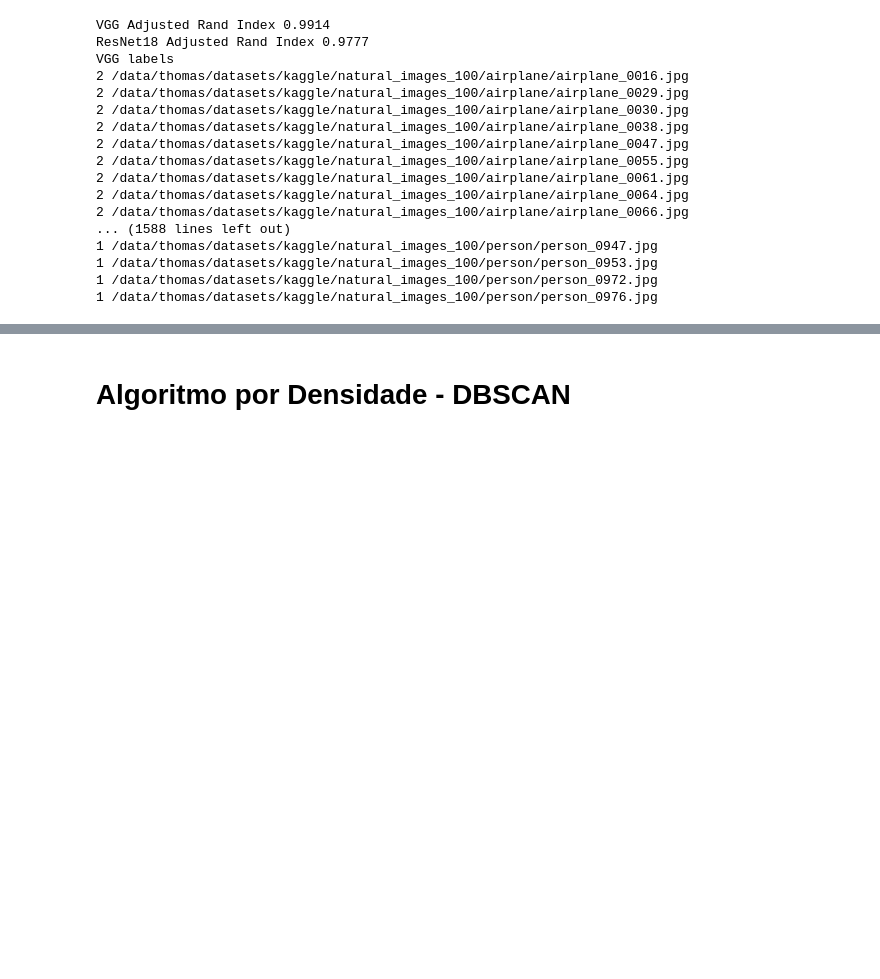
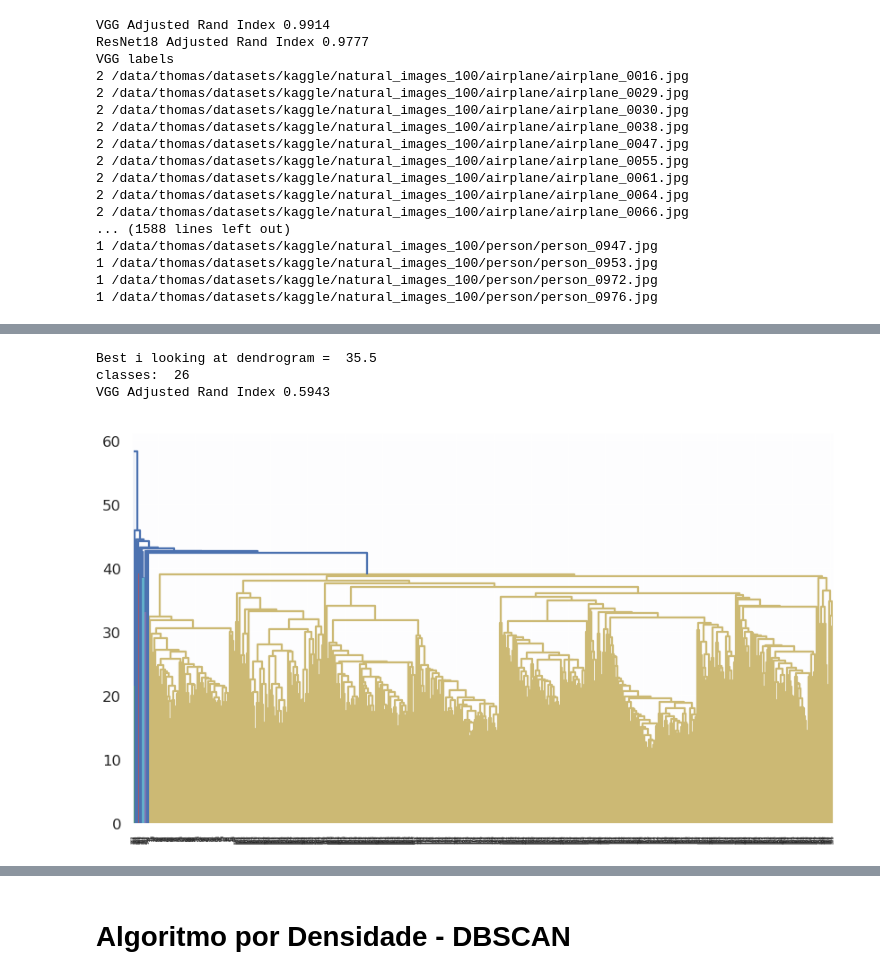
Before and after one commit to redin/unsupervised_learning_class, a Jupyter notebook: 1-clustering-comparison-empty.ipynb, the cells around one changed output, grey strips where cells are left out. Drawn from its saved outputs; the diff is of its cells as text; code cells hidden in the pictures; blank space fills up the shorter version.

```diff
--- a/1-clustering-comparison-empty.ipynb
+++ b/1-clustering-comparison-empty.ipynb
@@ -185,0 +214,17 @@ VGG labels
+# %%
+# VGG by looking at the dendrogram
+linkage_matrix15 = linkage(features1, method='average')
+d15 = dendrogram(linkage_matrix15)
+df_with_label15 = features1.copy()
+i = 35.5
+labels15 = fcluster(linkage_matrix15, i, 'distance')
+
+ari = round(adjusted_rand_score(y, labels15), 4)
+print("Best i looking at dendrogram = ", i)
+print("classes: ", len(np.unique(labels15)))
+print('VGG Adjusted Rand Index', ari)
+# %% [output]
+Best i looking at dendrogram =  35.5
+classes:  26
+VGG Adjusted Rand Index 0.5943
+[figure, added]
```
Also changed, not shown: parts of 8 cells of this notebook.
